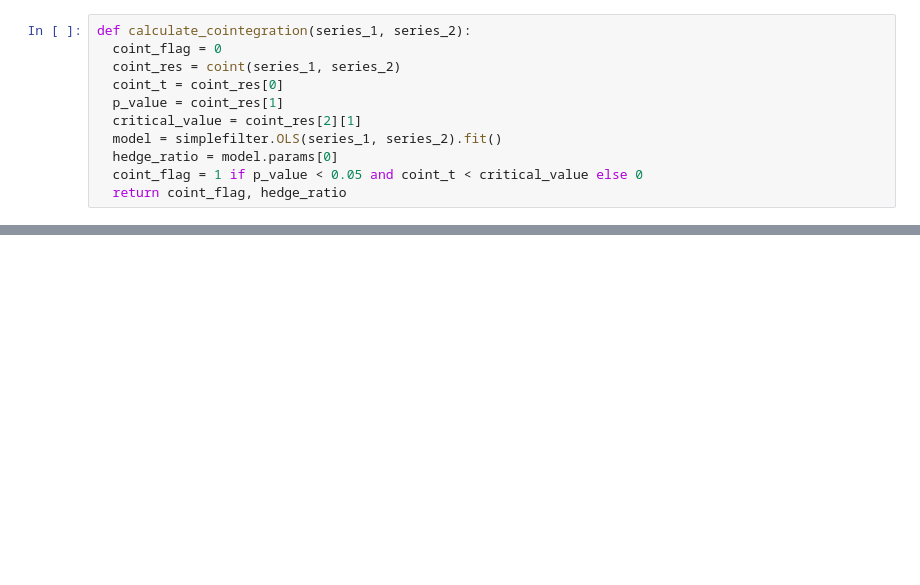
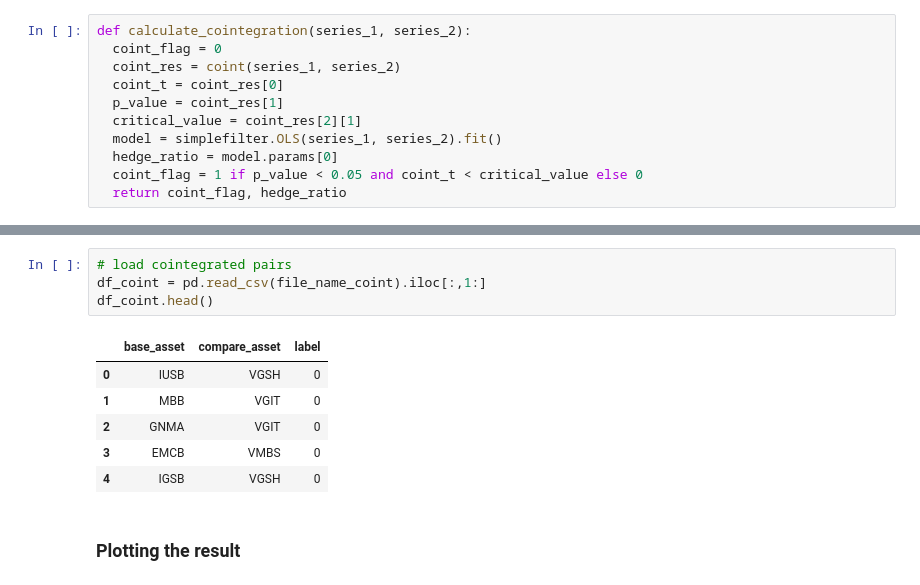
Before and after one commit to benchov/Machine_Learning_for_Trading_Knowledge, a Jupyter notebook: K_Means.ipynb, the cells around one changed output, grey strips where cells are left out. Cells and saved outputs as stored; diff of their text form; blank space fills up the shorter version.

```diff
--- a/K_Means.ipynb
+++ b/K_Means.ipynb
@@ -192,0 +217,13 @@ NameError: name 'clustered_series' is not defined
+# %%
+# load cointegrated pairs
+df_coint = pd.read_csv(file_name_coint).iloc[:,1:]
+df_coint.head()
+# %% [output]
+|  | base_asset | compare_asset | label |
+| 0 | IUSB | VGSH | 0 |
+| 1 | MBB | VGIT | 0 |
+| 2 | GNMA | VGIT | 0 |
+| 3 | EMCB | VMBS | 0 |
+| 4 | IGSB | VGSH | 0 |
+# %% [markdown]
+### Plotting the result
```
Also changed, not shown: parts of 11 cells of this notebook.
